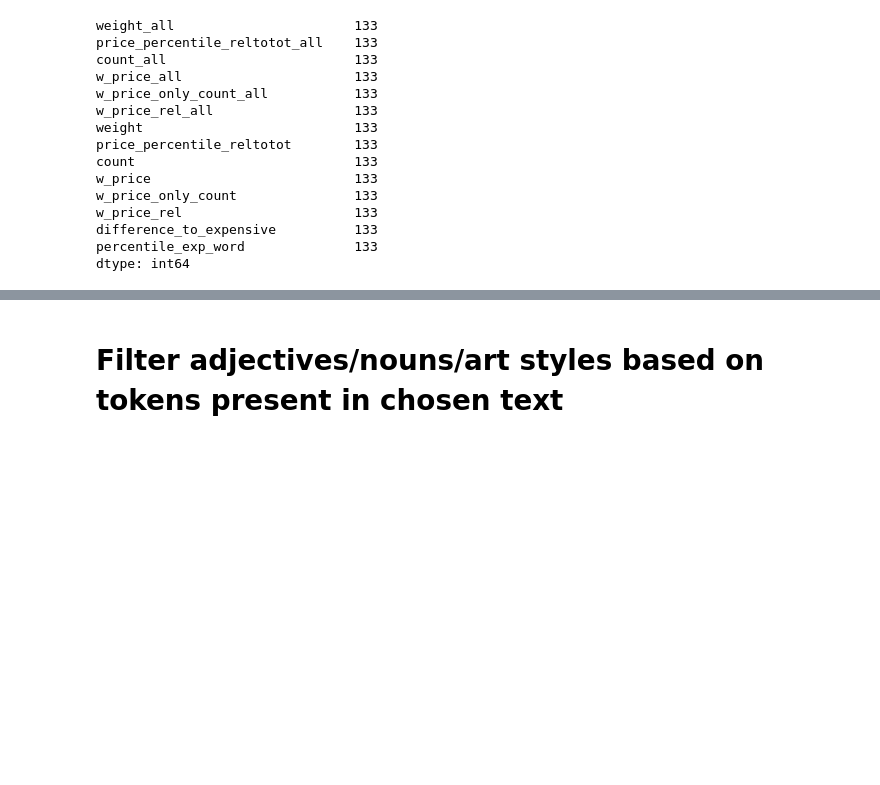
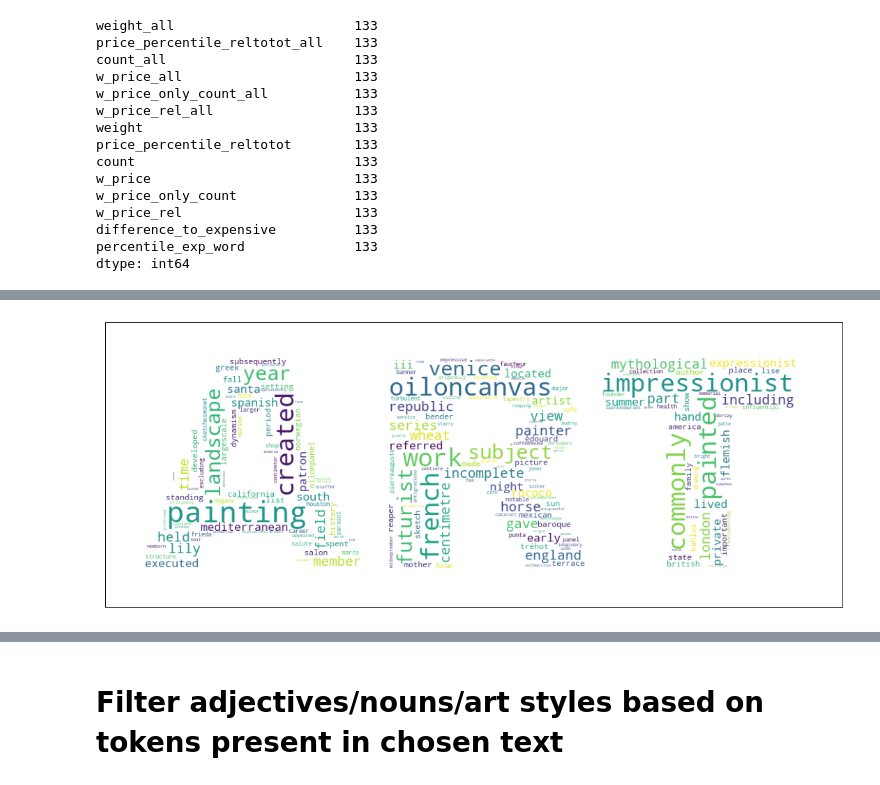
Before and after one commit to hdavidoff/datathon23, a Jupyter notebook: Summary_exploration_and_cleaning.ipynb, the cells around one changed output, grey strips where cells are left out. Cells and saved outputs as stored; diff of their text form; code cells hidden in the pictures; blank space fills up the shorter version.

```diff
--- a/Summary_exploration_and_cleaning.ipynb
+++ b/Summary_exploration_and_cleaning.ipynb
@@ -853,0 +875,14 @@ plt.imshow(art_sum);
+# %%
+df_combo.head()
+weights = df_combo.loc[:,['percentile_exp_word']]
+w_idx = weights.index.tolist()
+w_weights = weights['percentile_exp_word'].tolist()
+# %%
+
+for i in range(0,len(w_idx)):
+  list_wgts.append((w_idx[i],w_weights[i]))
+
+d = {}
+for k,v in list_wgts:
+    d[k] = v
+d
@@ -853,0 +907,9 @@ plt.imshow(art_sum);
+# %%
+plt.figure(figsize = (20, 6),dpi=90)
+#art_sum = WordCloud(mask=mask,background_color='white',contour_color='#023075',contour_width=1).generate(for_summ_40_exp['summary'].str.cat(sep=" "))
+art_sum = WordCloud(mask=mask,background_color='white').generate_from_frequencies(d)
+plt.xticks([])
+plt.yticks([])
+plt.imshow(art_sum);
+# %% [output]
+[figure, added]
```
Also changed, not shown: parts of 16 cells of this notebook.
